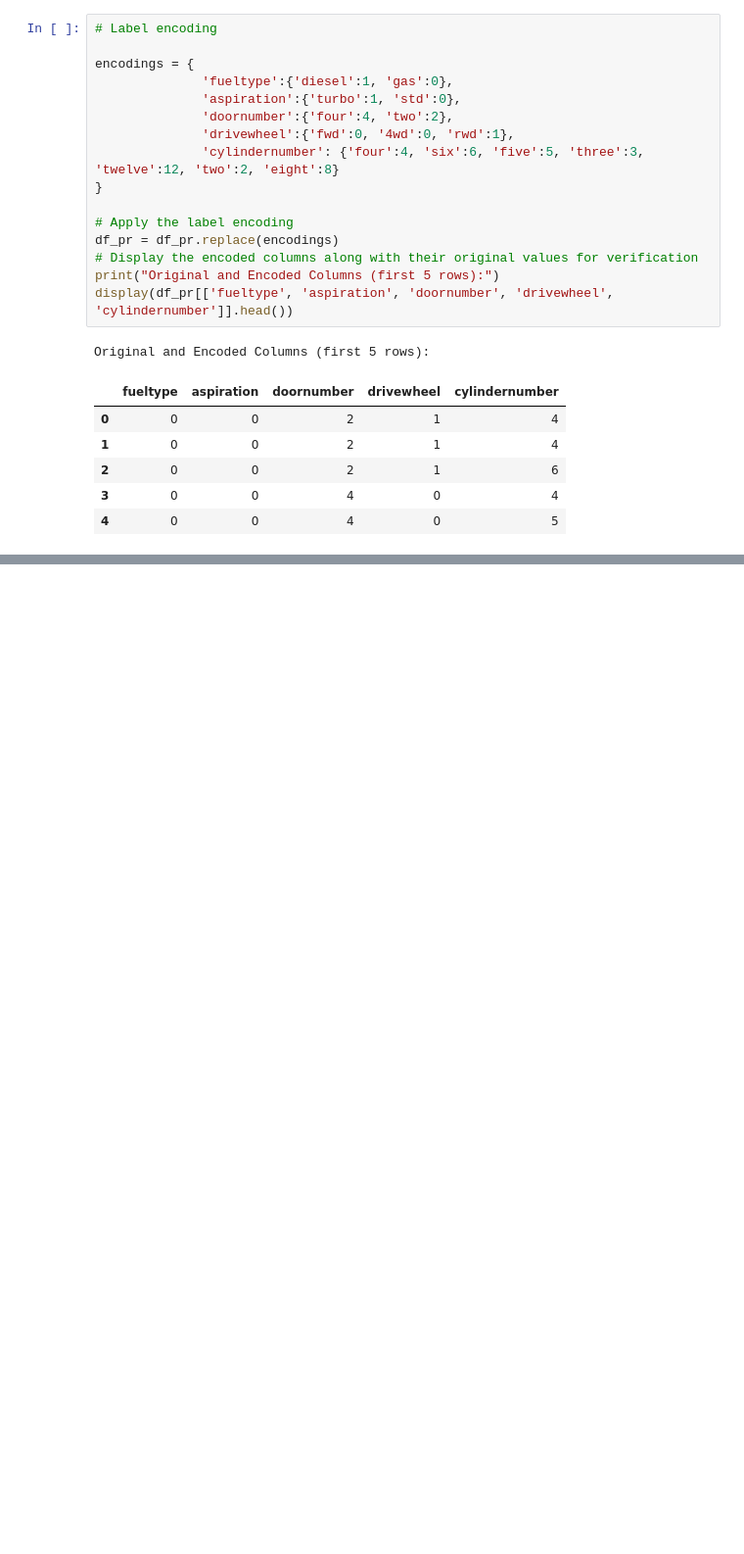
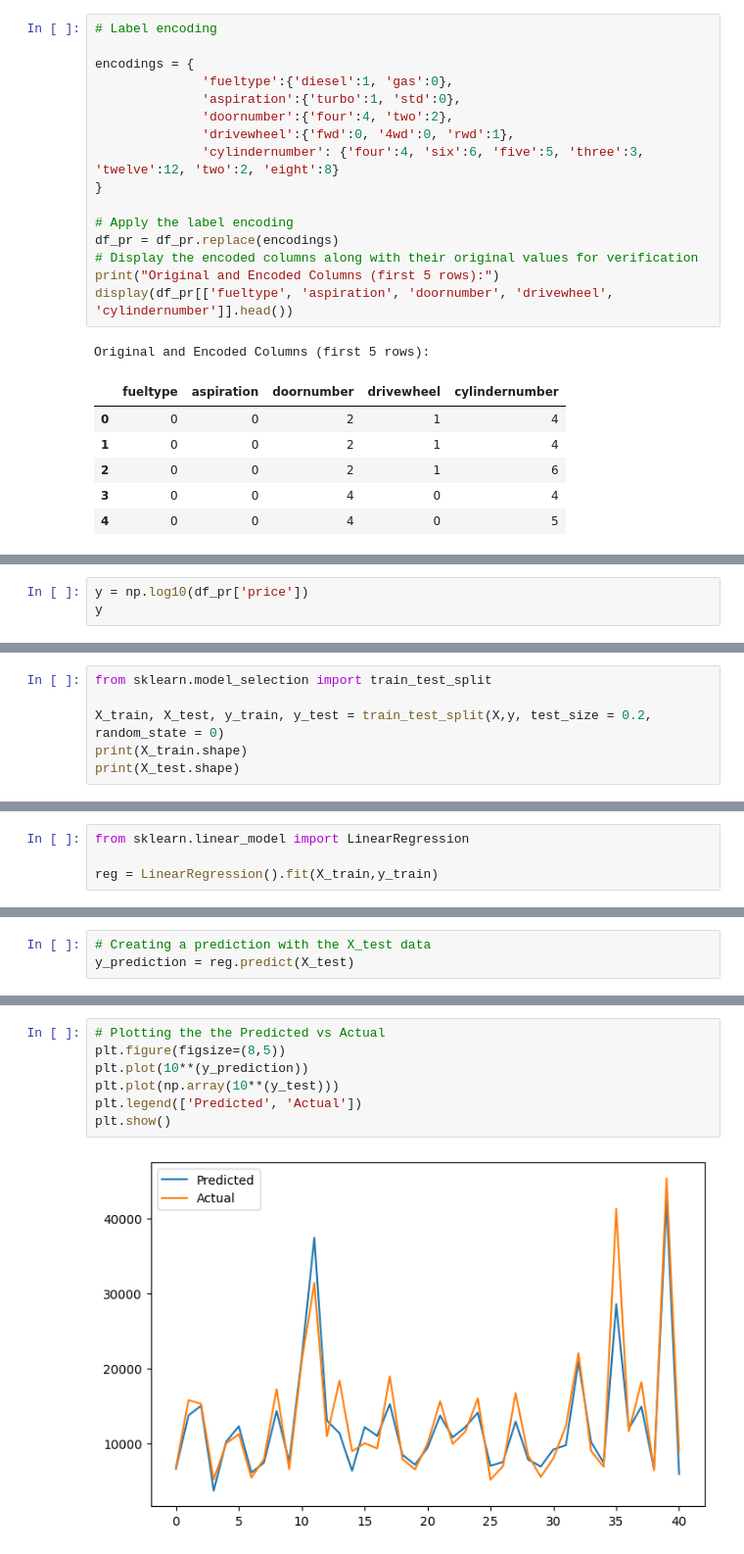
Before and after one commit to Subin-pds/Supervised_ML_Projects, a Jupyter notebook: Car_Price_Prediction.ipynb, the cells around one changed output, grey strips where cells are left out. Shown at 98% size. Drawn from its saved outputs; the diff is of its cells as text; blank space fills up the shorter version.

```diff
--- a/Car_Price_Prediction.ipynb
+++ b/Car_Price_Prediction.ipynb
@@ -490,0 +538,3 @@ Original and Encoded Columns (first 5 rows):
+# %%
+y = np.log10(df_pr['price'])
+y
@@ -490,0 +556,6 @@ Original and Encoded Columns (first 5 rows):
+# %%
+from sklearn.model_selection import train_test_split
+
+X_train, X_test, y_train, y_test = train_test_split(X,y, test_size = 0.2, random_state = 0)
+print(X_train.shape)
+print(X_test.shape)
@@ -490,0 +567,4 @@ Original and Encoded Columns (first 5 rows):
+# %%
+from sklearn.linear_model import LinearRegression
+
+reg = LinearRegression().fit(X_train,y_train)
@@ -490,0 +585,3 @@ Original and Encoded Columns (first 5 rows):
+# %%
+# Creating a prediction with the X_test data
+y_prediction = reg.predict(X_test)
@@ -490,0 +613,9 @@ Original and Encoded Columns (first 5 rows):
+# %%
+# Plotting the the Predicted vs Actual
+plt.figure(figsize=(8,5))
+plt.plot(10**(y_prediction))
+plt.plot(np.array(10**(y_test)))
+plt.legend(['Predicted', 'Actual'])
+plt.show()
+# %% [output]
+[figure, added]
```
Also changed, not shown: parts of 50 cells of this notebook.
